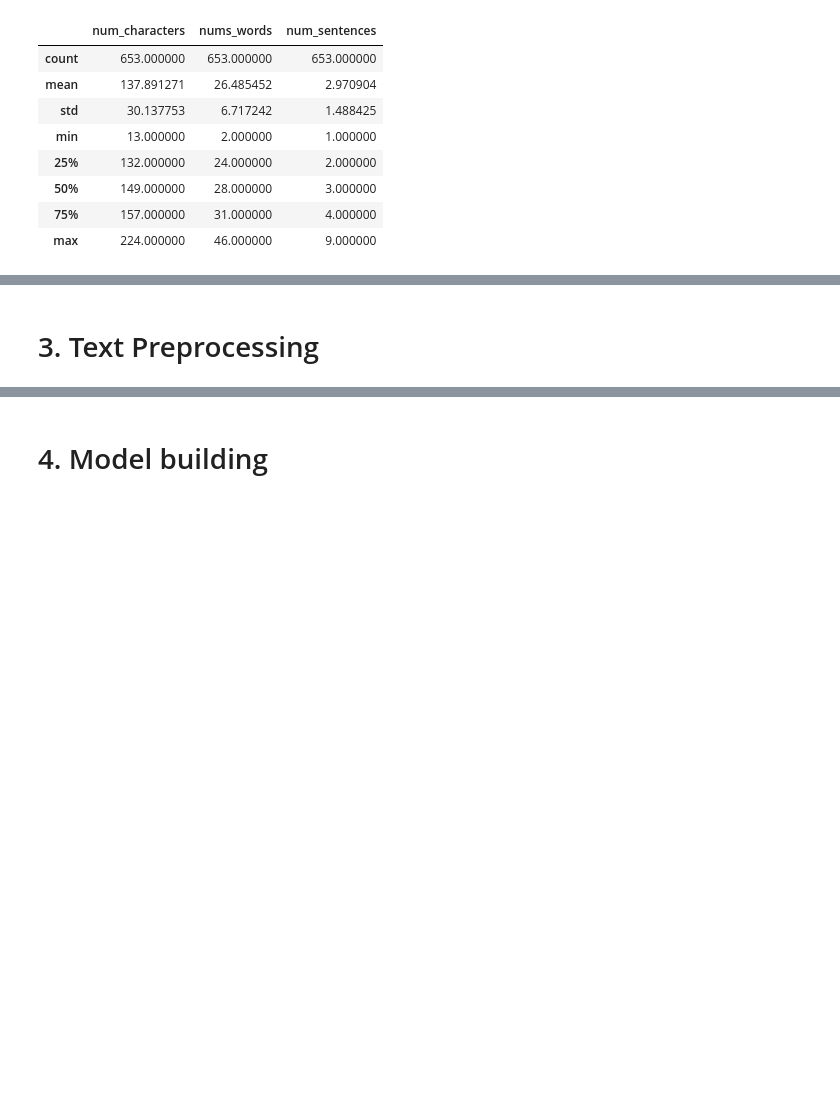
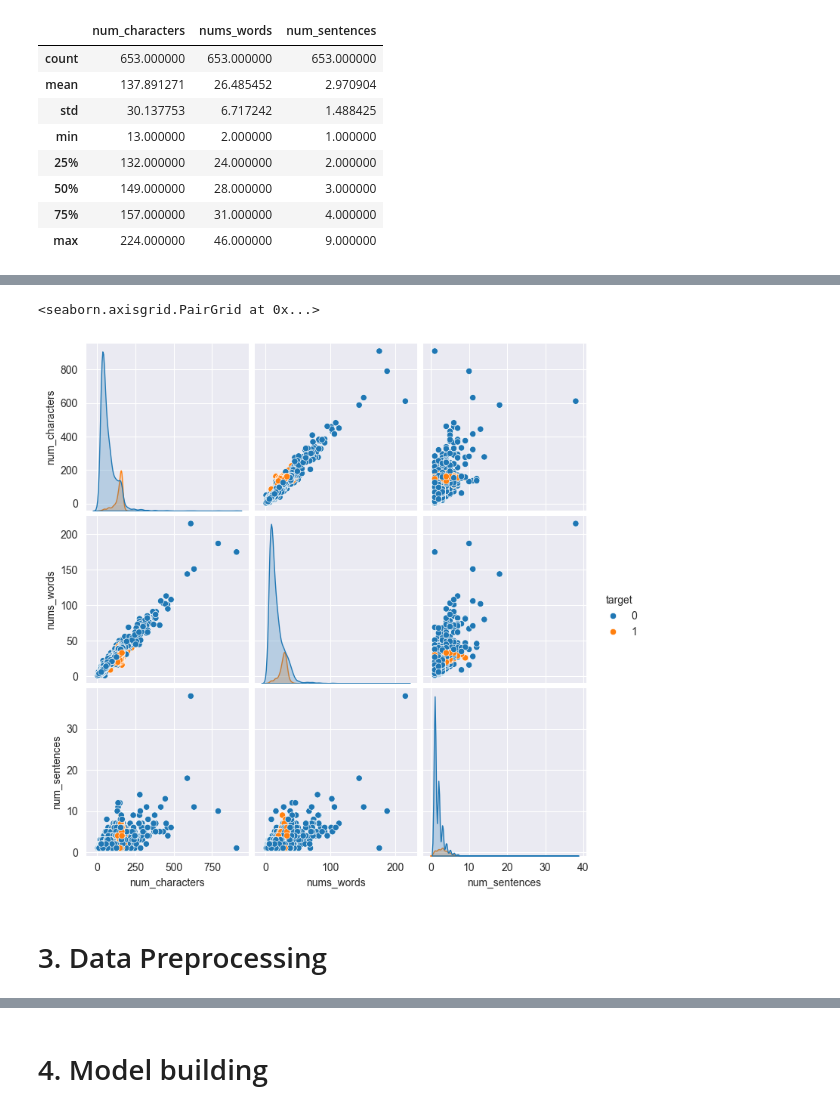
Before and after one commit to AndrewHrechyn/SMS-Spam-Classifier, a Jupyter notebook: main.ipynb, the cells around one changed output, grey strips where cells are left out. Cells and saved outputs as stored; diff of their text form; code cells hidden in the pictures; blank space fills up the shorter version.

```diff
--- a/main.ipynb
+++ b/main.ipynb
@@ -245,2 +253,7 @@ sns.histplot(df[df['target'] == 1]['num_characters'], color='red')
+# %%
+sns.pairplot(df, hue='target')
+# %% [output]
+<seaborn.axisgrid.PairGrid at 0x...>
+[figure, added]
 # %% [markdown]
-# 3. Text Preprocessing
+# 3. Data Preprocessing
```
Also changed, not shown: parts of 38 cells of this notebook, 1 other file.
